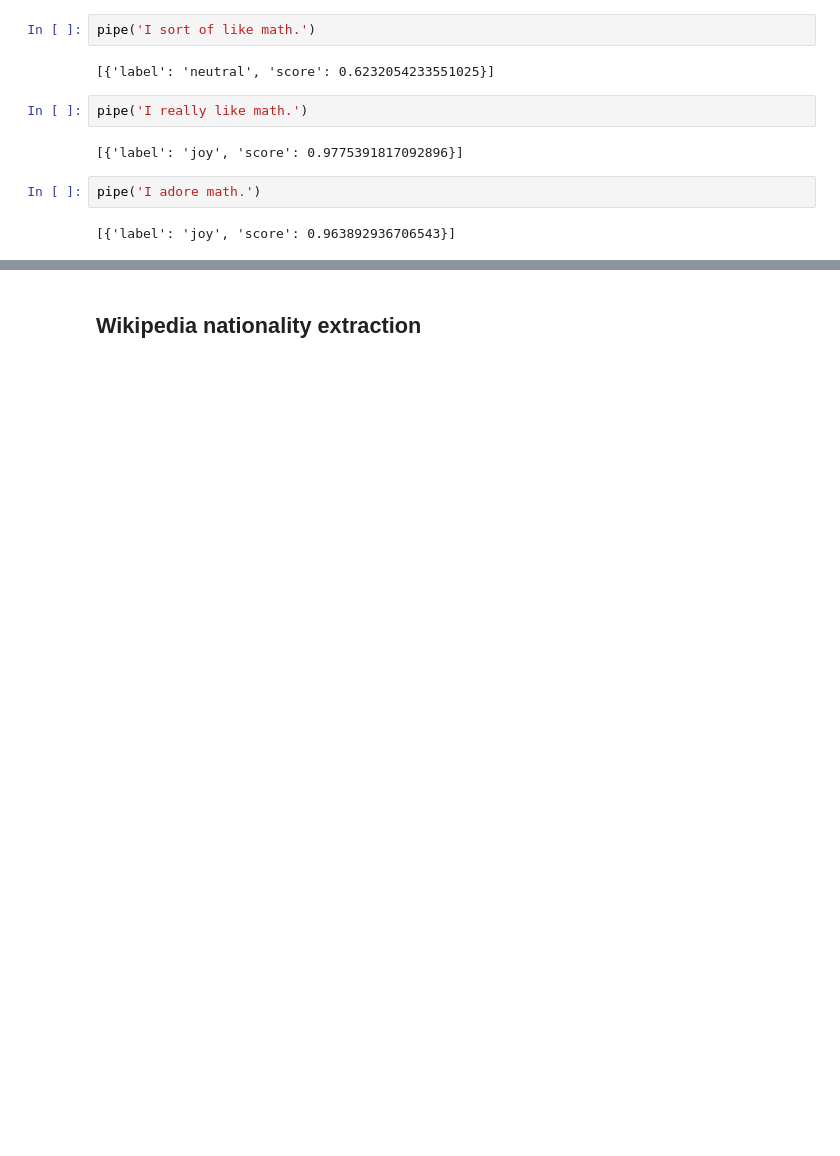
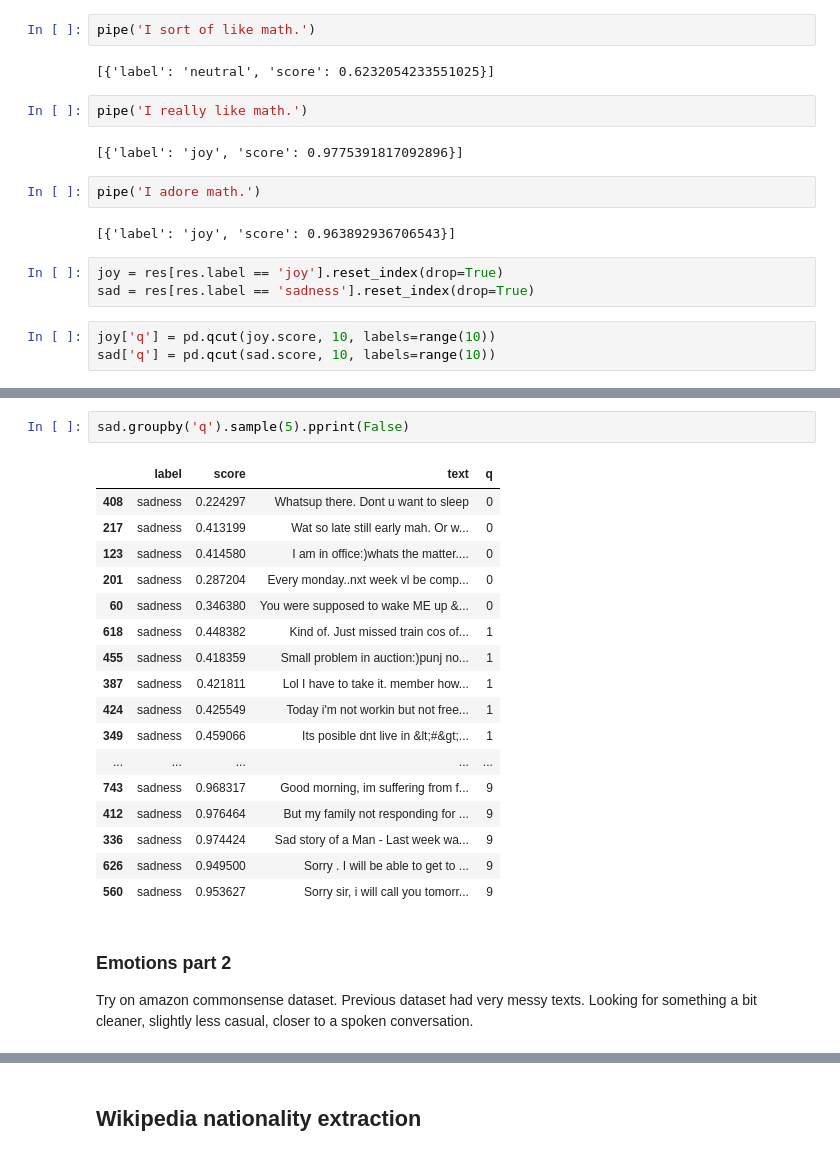
Before and after one commit to hdmamin/jabberwocky, a Jupyter notebook: notebooks/nb017-nationality-extraction-and--emotion-detection.ipynb, the cells around one changed output, grey strips where cells are left out. Saved outputs shown, nothing was run; the diff lists cells and outputs as text; blank space fills up the shorter version.

```diff
--- a/notebooks/nb017-nationality-extraction-and--emotion-detection.ipynb
+++ b/notebooks/nb017-nationality-extraction-and--emotion-detection.ipynb
@@ -137,3 +143,9 @@ pipe('I really like math.')
 pipe('I adore math.')
 # %% [output]
 [{'label': 'joy', 'score': 0.963892936706543}]
+# %%
+joy = res[res.label == 'joy'].reset_index(drop=True)
+sad = res[res.label == 'sadness'].reset_index(drop=True)
+# %%
+joy['q'] = pd.qcut(joy.score, 10, labels=range(10))
+sad['q'] = pd.qcut(sad.score, 10, labels=range(10))
@@ -139,0 +172,24 @@ pipe('I adore math.')
+# %%
+sad.groupby('q').sample(5).pprint(False)
+# %% [output]
+|  | label | score | text | q |
+| 408 | sadness | 0.224297 | Whatsup there. Dont u want to sleep | 0 |
+| 217 | sadness | 0.413199 | Wat so late still early mah. Or w... | 0 |
+| 123 | sadness | 0.414580 | I am in office:)whats the matter.... | 0 |
+| 201 | sadness | 0.287204 | Every monday..nxt week vl be comp... | 0 |
+| 60 | sadness | 0.346380 | You were supposed to wake ME up &... | 0 |
+| 618 | sadness | 0.448382 | Kind of. Just missed train cos of... | 1 |
+| 455 | sadness | 0.418359 | Small problem in auction:)punj no... | 1 |
+| 387 | sadness | 0.421811 | Lol I have to take it. member how... | 1 |
+| 424 | sadness | 0.425549 | Today i'm not workin but not free... | 1 |
+| 349 | sadness | 0.459066 | Its posible dnt live in &lt;#&gt;... | 1 |
+| ... | ... | ... | ... | ... |
+| 743 | sadness | 0.968317 | Good morning, im suffering from f... | 9 |
+| 412 | sadness | 0.976464 | But my family not responding for ... | 9 |
+| 336 | sadness | 0.974424 | Sad story of a Man - Last week wa... | 9 |
+| 626 | sadness | 0.949500 | Sorry . I will be able to get to ... | 9 |
+| 560 | sadness | 0.953627 | Sorry sir, i will call you tomorr... | 9 |
+# %% [markdown]
+### Emotions part 2
+
+Try on amazon commonsense dataset. Previous dataset had very messy texts. Looking for something a bit cleaner, slightly less casual, closer to a spoken conversation.
```
Also changed, not shown: parts of 33 cells of this notebook, 4 other files.
